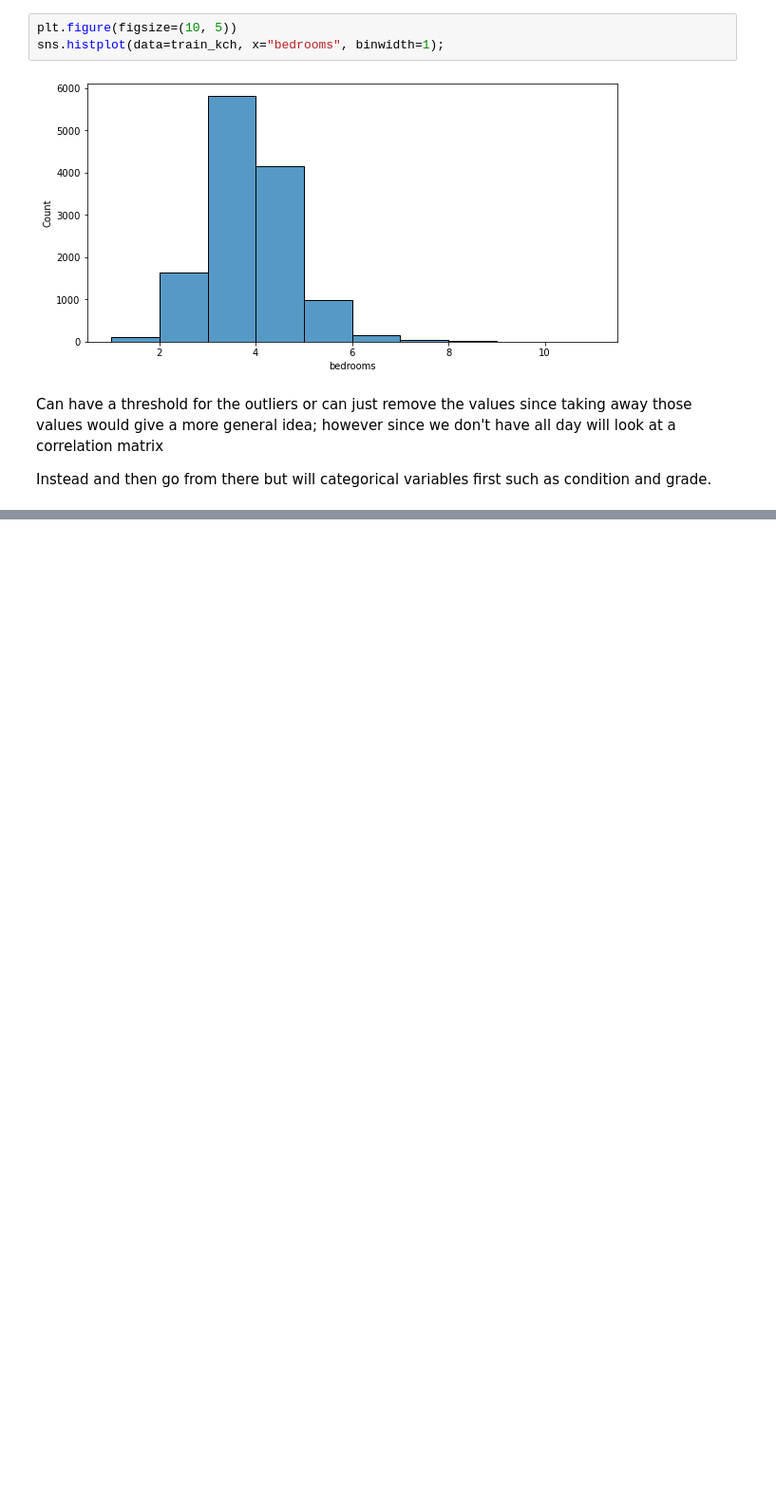
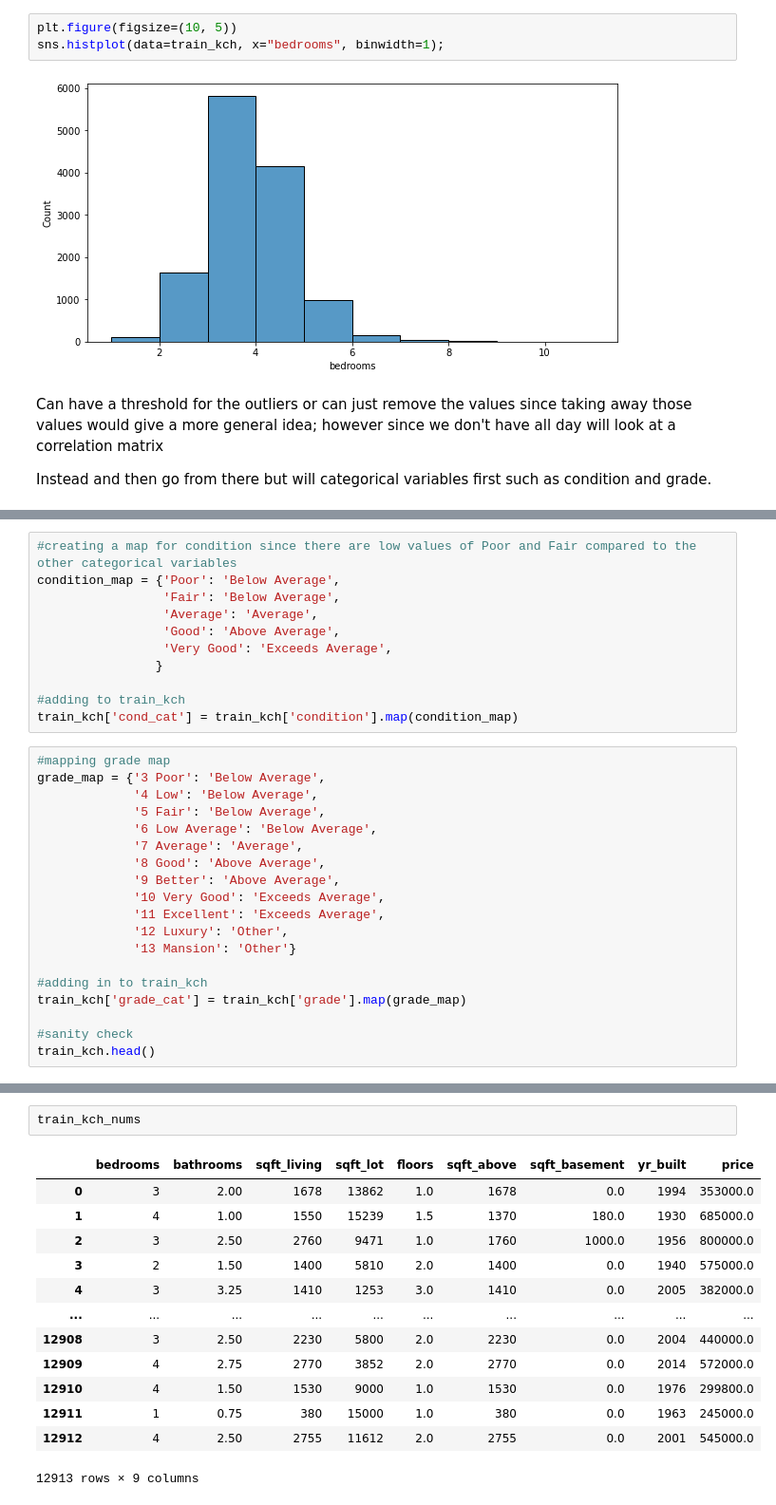
Before and after one commit to btbruno20/Analyzing-King-County-Housing, a Jupyter notebook: kingCounty_housing_regression.ipynb, the cells around one changed output, grey strips where cells are left out. Shown at 95% size. Cells and saved outputs as stored; diff of their text form; blank space fills up the shorter version.

```diff
--- a/kingCounty_housing_regression.ipynb
+++ b/kingCounty_housing_regression.ipynb
@@ -302,0 +350,30 @@ Instead and then go from there but will categorical variables first such as cond
+# %%
+#creating a map for condition since there are low values of Poor and Fair compared to the other categorical variables
+condition_map = {'Poor': 'Below Average',
+                 'Fair': 'Below Average',
+                 'Average': 'Average',
+                 'Good': 'Above Average',
+                 'Very Good': 'Exceeds Average',
+                }
+
+#adding to train_kch
+train_kch['cond_cat'] = train_kch['condition'].map(condition_map)
+# %%
+#mapping grade map
+grade_map = {'3 Poor': 'Below Average',
+             '4 Low': 'Below Average',
+             '5 Fair': 'Below Average',
+             '6 Low Average': 'Below Average',
+             '7 Average': 'Average',
+             '8 Good': 'Above Average',
+             '9 Better': 'Above Average',
+             '10 Very Good': 'Exceeds Average',
+             '11 Excellent': 'Exceeds Average',
+             '12 Luxury': 'Other',
+             '13 Mansion': 'Other'}
+
+#adding in to train_kch
+train_kch['grade_cat'] = train_kch['grade'].map(grade_map)
+
+#sanity check
+train_kch.head()
@@ -302,0 +442,16 @@ Instead and then go from there but will categorical variables first such as cond
+# %%
+train_kch_nums
+# %% [output]
+|  | bedrooms | bathrooms | sqft_living | sqft_lot | floors | sqft_above | sqft_basement | yr_built | price |
+| 0 | 3 | 2.00 | 1678 | 13862 | 1.0 | 1678 | 0.0 | 1994 | 353000.0 |
+| 1 | 4 | 1.00 | 1550 | 15239 | 1.5 | 1370 | 180.0 | 1930 | 685000.0 |
+| 2 | 3 | 2.50 | 2760 | 9471 | 1.0 | 1760 | 1000.0 | 1956 | 800000.0 |
+| 3 | 2 | 1.50 | 1400 | 5810 | 2.0 | 1400 | 0.0 | 1940 | 575000.0 |
+| 4 | 3 | 3.25 | 1410 | 1253 | 3.0 | 1410 | 0.0 | 2005 | 382000.0 |
+| ... | ... | ... | ... | ... | ... | ... | ... | ... | ... |
+| 12908 | 3 | 2.50 | 2230 | 5800 | 2.0 | 2230 | 0.0 | 2004 | 440000.0 |
+| 12909 | 4 | 2.75 | 2770 | 3852 | 2.0 | 2770 | 0.0 | 2014 | 572000.0 |
+| 12910 | 4 | 1.50 | 1530 | 9000 | 1.0 | 1530 | 0.0 | 1976 | 299800.0 |
+| 12911 | 1 | 0.75 | 380 | 15000 | 1.0 | 380 | 0.0 | 1963 | 245000.0 |
+| 12912 | 4 | 2.50 | 2755 | 11612 | 2.0 | 2755 | 0.0 | 2001 | 545000.0 |
+12913 rows × 9 columns
```
Also changed, not shown: parts of 32 cells of this notebook.
